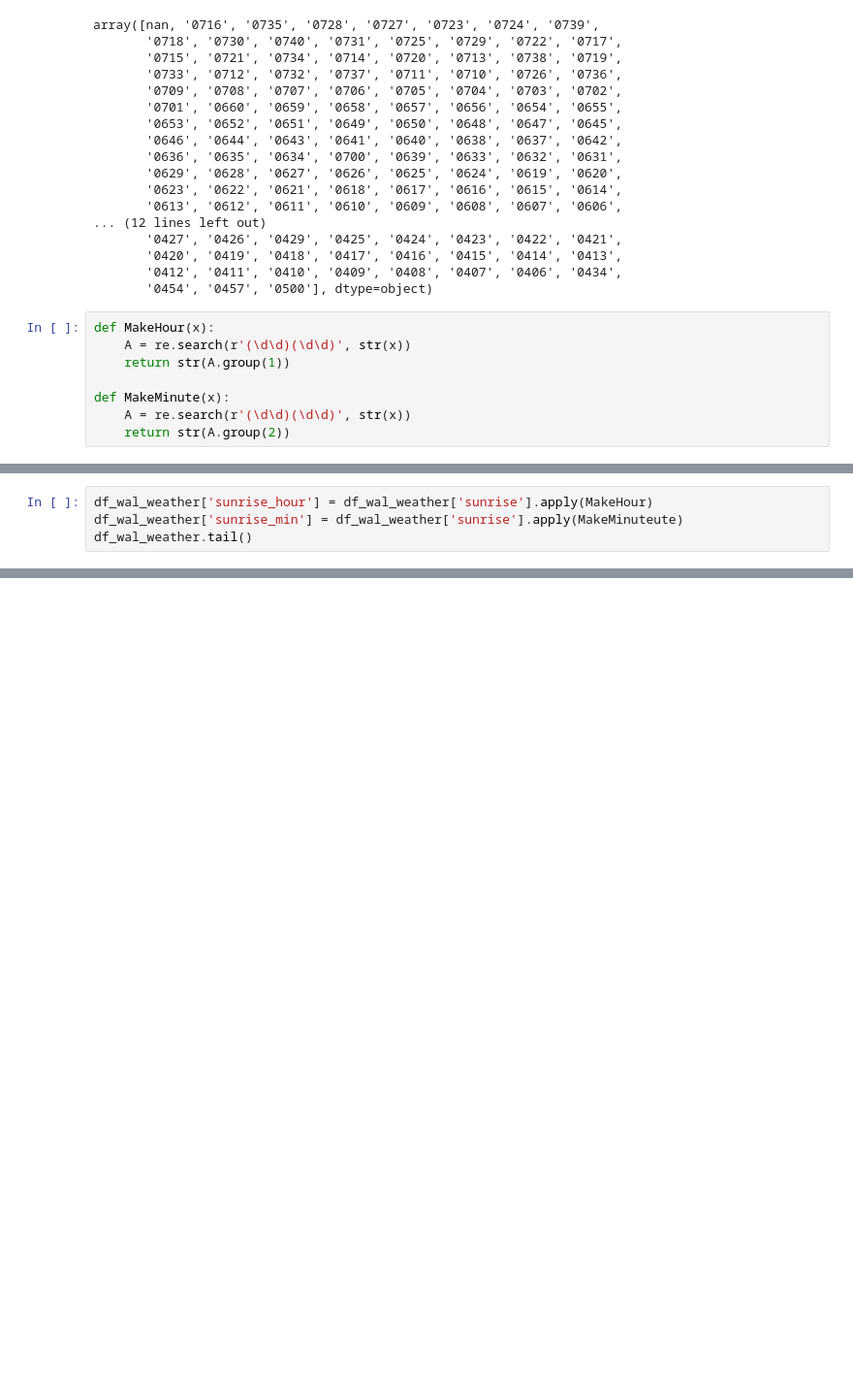
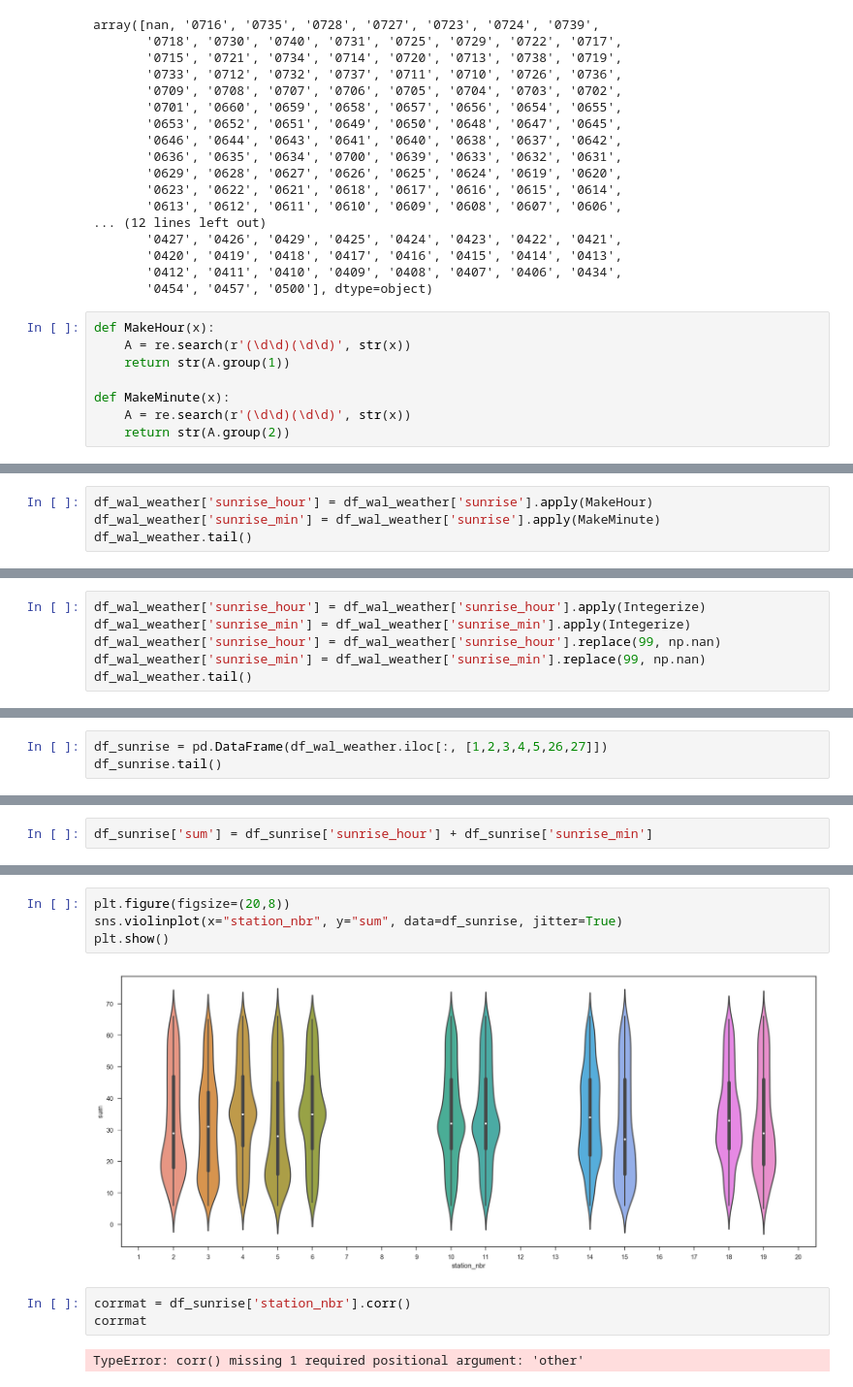
Before and after one commit to j-haaaaan/dss7_regproj1-walmart, a Jupyter notebook: EDA(Preprocessing).ipynb, the cells around one changed output, grey strips where cells are left out. Shown at 97% size. Drawn from its saved outputs; the diff is of its cells as text; blank space fills up the shorter version.

```diff
--- a/EDA(Preprocessing).ipynb
+++ b/EDA(Preprocessing).ipynb
@@ -538,5 +538,5 @@ print(MakeHour(s1), MakeMinute(s1))
 # %%
 df_wal_weather['sunrise_hour'] = df_wal_weather['sunrise'].apply(MakeHour)
-df_wal_weather['sunrise_min'] = df_wal_weather['sunrise'].apply(MakeMinuteute)
+df_wal_weather['sunrise_min'] = df_wal_weather['sunrise'].apply(MakeMinute)
 df_wal_weather.tail()
 # %% [output]
@@ -543,0 +549,6 @@ AttributeError: 'NoneType' object has no attribute 'group'
+# %%
+df_wal_weather['sunrise_hour'] = df_wal_weather['sunrise_hour'].apply(Integerize)
+df_wal_weather['sunrise_min'] = df_wal_weather['sunrise_min'].apply(Integerize)
+df_wal_weather['sunrise_hour'] = df_wal_weather['sunrise_hour'].replace(99, np.nan)
+df_wal_weather['sunrise_min'] = df_wal_weather['sunrise_min'].replace(99, np.nan)
+df_wal_weather.tail()
@@ -543,0 +577,3 @@ AttributeError: 'NoneType' object has no attribute 'group'
+# %%
+df_sunrise = pd.DataFrame(df_wal_weather.iloc[:, [1,2,3,4,5,26,27]])
+df_sunrise.tail()
@@ -543,0 +587,2 @@ AttributeError: 'NoneType' object has no attribute 'group'
+# %%
+df_sunrise['sum'] = df_sunrise['sunrise_hour'] + df_sunrise['sunrise_min']
@@ -543,0 +598,11 @@ AttributeError: 'NoneType' object has no attribute 'group'
+# %%
+plt.figure(figsize=(20,8))
+sns.violinplot(x="station_nbr", y="sum", data=df_sunrise, jitter=True)
+plt.show()
+# %% [output]
+[figure, added]
+# %%
+corrmat = df_sunrise['station_nbr'].corr()
+corrmat
+# %% [output]
+TypeError: corr() missing 1 required positional argument: 'other'
```
Also changed, not shown: parts of 10 cells of this notebook.
